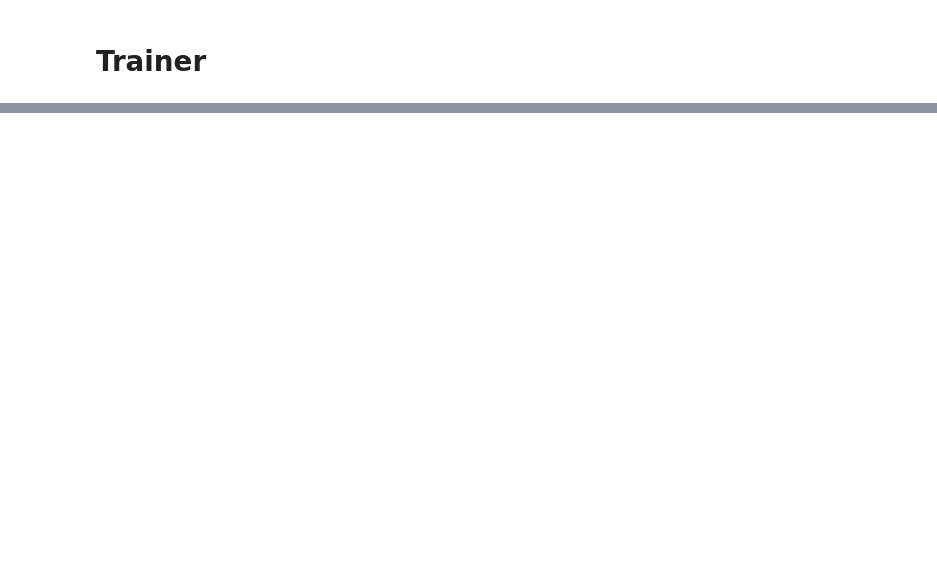
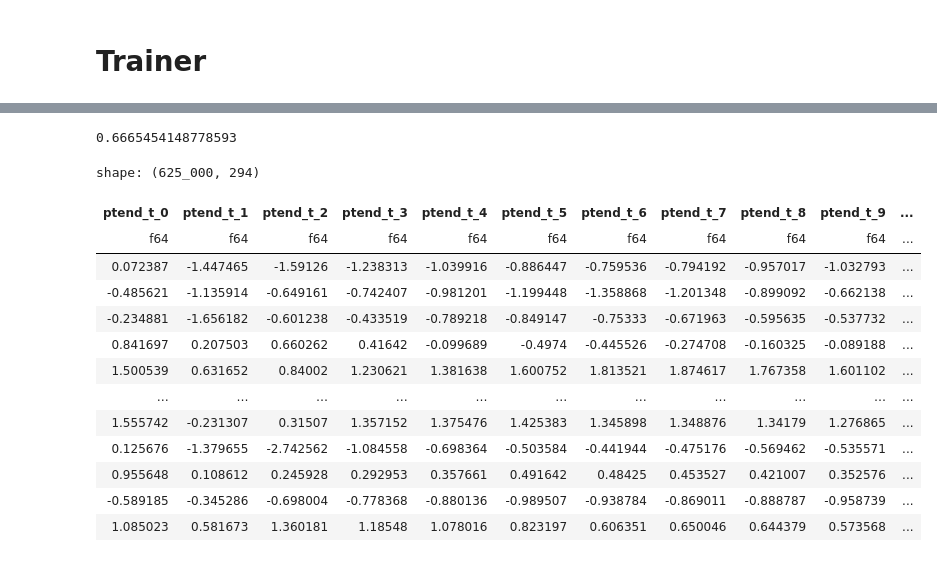
Before and after one commit to nocchi1/kaggle-leap-7th-place-solution, a Jupyter notebook: exp/demo.ipynb, the cells around one changed output, grey strips where cells are left out. Drawn from its saved outputs; the diff is of its cells as text; code cells hidden in the pictures; blank space fills up the shorter version.

Commit message:
Trainerの修正と後処理を追加

```diff
--- a/exp/demo.ipynb
+++ b/exp/demo.ipynb
@@ -517,2 +538,8 @@ class Trainer:
 # %%
 trainer = Trainer(config, logger)
+# %%
+oof_df = trainer.train(
+    train_loader,
+    valid_loader,
+    colwise_mode=True,
+)
@@ -519,3 +550,26 @@ trainer = Trainer(config, logger)
+# %%
+oof_df[0]
+# %% [output]
+0.6665454148778593
+# %%
+pred_df = trainer.test_predict(test_loader, eval_method="single")
+# %%
+pred_df
+# %% [output]
+shape: (625_000, 294)
+| ptend_t_0 | ptend_t_1 | ptend_t_2 | ptend_t_3 | ptend_t_4 | ptend_t_5 | ptend_t_6 | ptend_t_7 | ptend_t_8 | ptend_t_9 | ... |
+| f64 | f64 | f64 | f64 | f64 | f64 | f64 | f64 | f64 | f64 | ... |
+| 0.072387 | -1.447465 | -1.59126 | -1.238313 | -1.039916 | -0.886447 | -0.759536 | -0.794192 | -0.957017 | -1.032793 | ... |
+| -0.485621 | -1.135914 | -0.649161 | -0.742407 | -0.981201 | -1.199448 | -1.358868 | -1.201348 | -0.899092 | -0.662138 | ... |
+| -0.234881 | -1.656182 | -0.601238 | -0.433519 | -0.789218 | -0.849147 | -0.75333 | -0.671963 | -0.595635 | -0.537732 | ... |
+| 0.841697 | 0.207503 | 0.660262 | 0.41642 | -0.099689 | -0.4974 | -0.445526 | -0.274708 | -0.160325 | -0.089188 | ... |
+| 1.500539 | 0.631652 | 0.84002 | 1.230621 | 1.381638 | 1.600752 | 1.813521 | 1.874617 | 1.767358 | 1.601102 | ... |
+| … | … | … | … | … | … | … | … | … | … | ... |
+| 1.555742 | -0.231307 | 0.31507 | 1.357152 | 1.375476 | 1.425383 | 1.345898 | 1.348876 | 1.34179 | 1.276865 | ... |
+| 0.125676 | -1.379655 | -2.742562 | -1.084558 | -0.698364 | -0.503584 | -0.441944 | -0.475176 | -0.569462 | -0.535571 | ... |
+| 0.955648 | 0.108612 | 0.245928 | 0.292953 | 0.357661 | 0.491642 | 0.48425 | 0.453527 | 0.421007 | 0.352576 | ... |
+| -0.589185 | -0.345286 | -0.698004 | -0.778368 | -0.880136 | -0.989507 | -0.938784 | -0.869011 | -0.888787 | -0.958739 | ... |
+| 1.085023 | 0.581673 | 1.360181 | 1.18548 | 1.078016 | 0.823197 | 0.606351 | 0.650046 | 0.644379 | 0.573568 | ... |
 # %%
 best_score, best_cw_score, best_epochs = trainer.train(
     train_loader,
```
Also changed, not shown: parts of 11 cells of this notebook, 8 other files.
